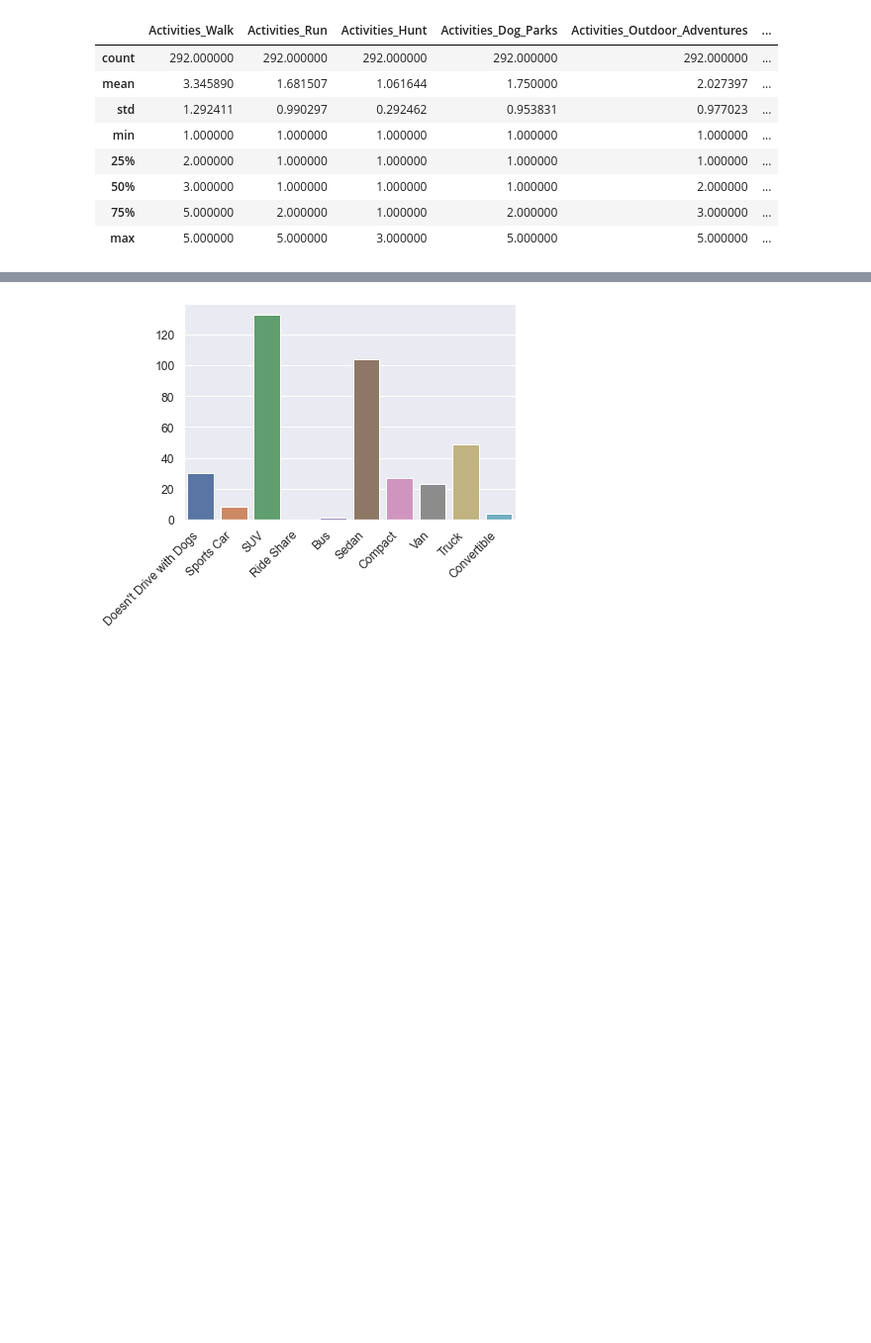
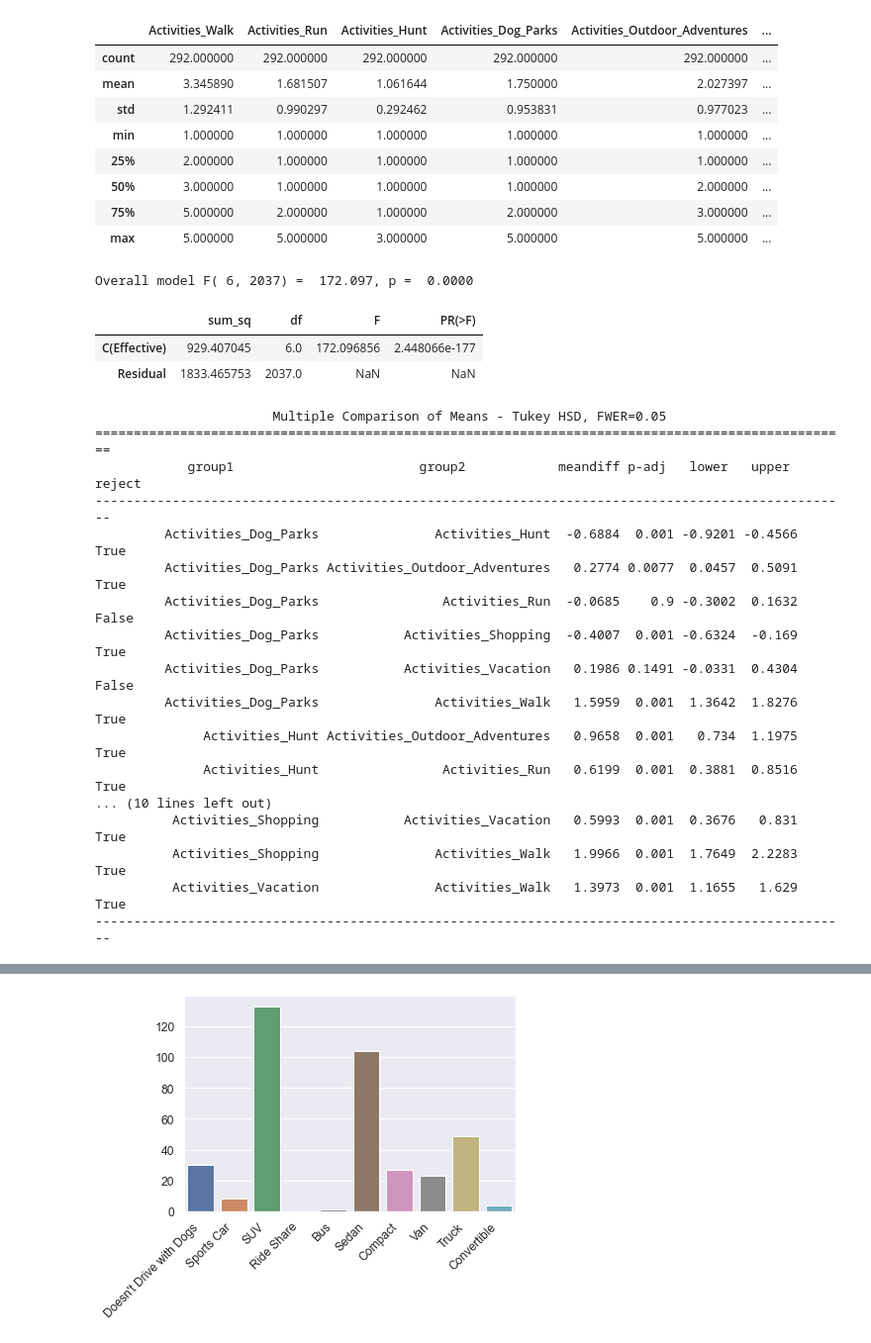
Before and after one commit to markhary/emba912_survey, a Jupyter notebook: ruby.ipynb, the cells around one changed output, grey strips where cells are left out. Shown at 99% size. Saved outputs shown, nothing was run; the diff lists cells and outputs as text; code cells hidden in the pictures; blank space fills up the shorter version.

```diff
--- a/ruby.ipynb
+++ b/ruby.ipynb
@@ -433,6 +512,35 @@ survey_data[columns].describe()
 | 50% | 3.000000 | 1.000000 | 1.000000 | 1.000000 | 2.000000 | ... |
 | 75% | 5.000000 | 2.000000 | 1.000000 | 2.000000 | 3.000000 | ... |
 | max | 5.000000 | 5.000000 | 3.000000 | 5.000000 | 5.000000 | ... |
+# %%
+activities = pd.DataFrame(columns=columns)
+activities = survey_data[columns]
+
+variable = "Effective";
+value = "Score"
+anova_analysis(activities, columns, variable, value);
+# %% [output]
+Overall model F( 6, 2037) =  172.097, p =  0.0000
+|  | sum_sq | df | F | PR(>F) |
+| C(Effective) | 929.407045 | 6.0 | 172.096856 | 2.448066e-177 |
+| Residual | 1833.465753 | 2037.0 | NaN | NaN |
+                       Multiple Comparison of Means - Tukey HSD, FWER=0.05
+==================================================================================================
+            group1                        group2            meandiff p-adj   lower   upper  reject
+--------------------------------------------------------------------------------------------------
+         Activities_Dog_Parks               Activities_Hunt  -0.6884  0.001 -0.9201 -0.4566   True
+         Activities_Dog_Parks Activities_Outdoor_Adventures   0.2774 0.0077  0.0457  0.5091   True
+         Activities_Dog_Parks                Activities_Run  -0.0685    0.9 -0.3002  0.1632  False
+         Activities_Dog_Parks           Activities_Shopping  -0.4007  0.001 -0.6324  -0.169   True
+         Activities_Dog_Parks           Activities_Vacation   0.1986 0.1491 -0.0331  0.4304  False
+         Activities_Dog_Parks               Activities_Walk   1.5959  0.001  1.3642  1.8276   True
+              Activities_Hunt Activities_Outdoor_Adventures   0.9658  0.001   0.734  1.1975   True
+              Activities_Hunt                Activities_Run   0.6199  0.001  0.3881  0.8516   True
+... (10 lines left out)
+          Activities_Shopping           Activities_Vacation   0.5993  0.001  0.3676   0.831   True
+          Activities_Shopping               Activities_Walk   1.9966  0.001  1.7649  2.2283   True
+          Activities_Vacation               Activities_Walk   1.3973  0.001  1.1655   1.629   True
+--------------------------------------------------------------------------------------------------
 # %%
 create_countplot(survey_data, "Walking_Assistance", True, NO_YES)
 # %% [output]
```
Also changed, not shown: parts of 12 cells of this notebook, 53 other files.
